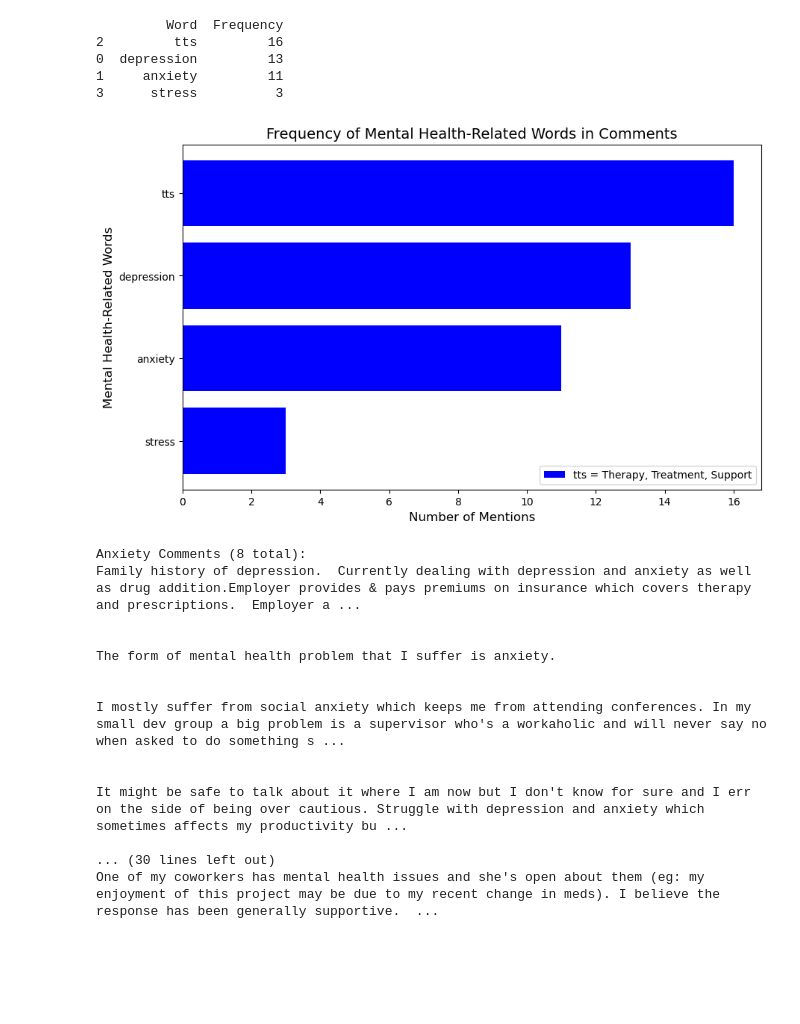
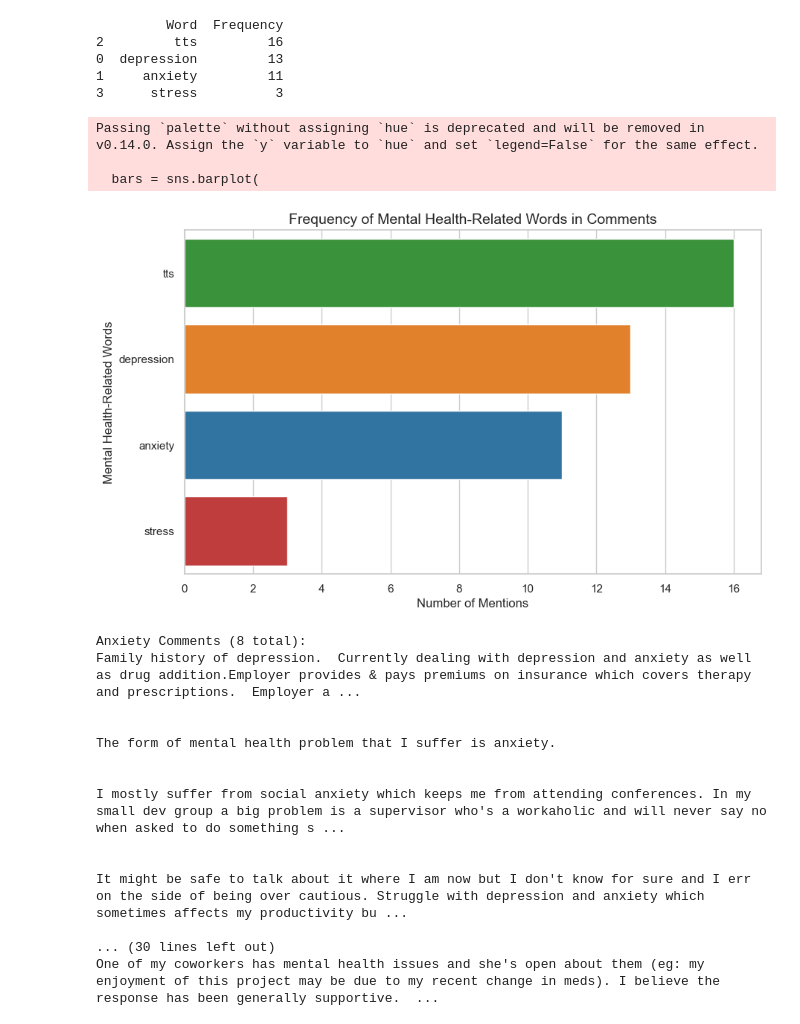
Before and after one commit to rinals/Proj3-grp4-Mentalhealth_Tech, a Jupyter notebook: tech_mental_health_analysis.ipynb, the cells around one changed output. Cells and saved outputs as stored; diff of their text form; code cells hidden in the pictures; blank space fills up the shorter version.

```diff
--- a/tech_mental_health_analysis.ipynb
+++ b/tech_mental_health_analysis.ipynb
@@ -439,24 +417,37 @@ print(word_counts_df)
 0  depression         13
 1     anxiety         11
 3      stress          3
-# %%
-# Visualize the list of words with a horizontal bar chart and add a legend
-plt.figure(figsize=(10, 6))
-bars = plt.barh(word_counts_df['Word'], word_counts_df['Frequency'], color='blue')
-
-# Add labels and title
-plt.xlabel('Number of Mentions', fontsize=12)
-plt.ylabel('Mental Health-Related Words', fontsize=12)
-plt.title('Frequency of Mental Health-Related Words in Comments', fontsize=14)
-
-# Create a legend explaining the meaning of 'tts'
-plt.legend(['tts = Therapy, Treatment, Support'], loc='lower right')
-
-# Invert y-axis to have the highest frequency at the top
-plt.gca().invert_yaxis()
-
-# Display the plot
-plt.show()
-# %% [output]
-[figure, removed]
+# %%
+plt.figure(figsize=(10, 6))
+category_colors = {
+    'tts': '#2ca02c', # Green
+    'depression': '#ff7f0e', # Orange
+    'anxiety': "#1f77b4", # Blue
+    'stress': '#d62728' # Red
+}
+
+# Create a custom palette based on the category_colors dictionary
+custom_palette = sns.color_palette([category_colors[key] for key in category_colors.keys()])
+
+# Create the horizontal bar chart
+bars = sns.barplot(
+    x='Frequency',
+    y='Word',
+    data=word_counts_df,
+    palette=custom_palette,
+    orient='h'  # Corrected this line
+)
+
+# Add labels and title
+plt.xlabel('Number of Mentions', fontsize=12)
+plt.ylabel('Mental Health-Related Words', fontsize=12)
+plt.title('Frequency of Mental Health-Related Words in Comments', fontsize=14)
+
+# Display the plot
+plt.show()
+# %% [output]
+Passing `palette` without assigning `hue` is deprecated and will be removed in v0.14.0. Assign the `y` variable to `hue` and set `legend=False` for the same effect.
+
+  bars = sns.barplot(
+[figure, added]
 # %%
```
Also changed, not shown: parts of 7 cells of this notebook.
